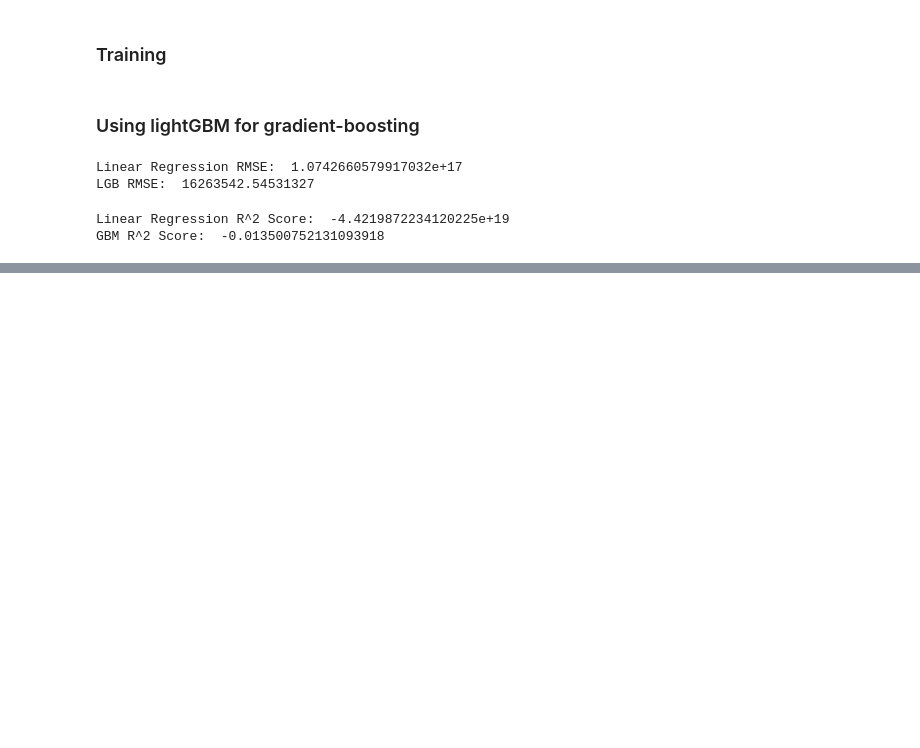
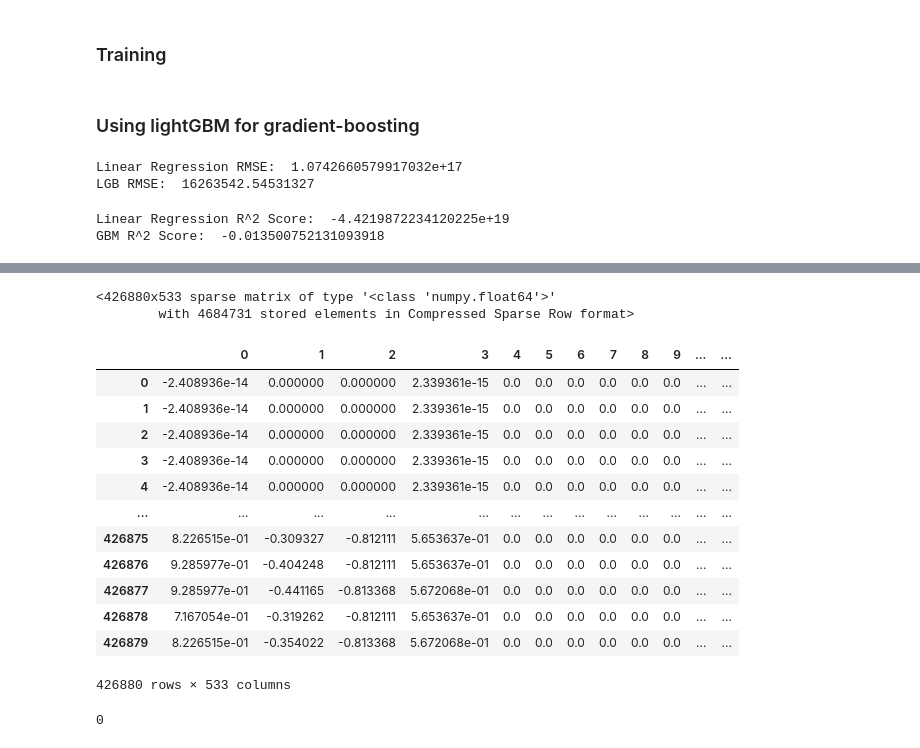
Before and after one commit to axiom9/vehicle_pricings, a Jupyter notebook: Predicting_used_car_prices.ipynb, the cells around one changed output, grey strips where cells are left out. Drawn from its saved outputs; the diff is of its cells as text; code cells hidden in the pictures; blank space fills up the shorter version.

```diff
--- a/Predicting_used_car_prices.ipynb
+++ b/Predicting_used_car_prices.ipynb
@@ -324,0 +339,3 @@ print('test')
+# %%
+num_attribs = ['year', 'odometer', 'lat', 'long']
+num_attribs
@@ -324,0 +402,7 @@ print('test')
+# %%
+full_pipeline = ColumnTransformer([
+                                               ('num_pipeline', num_pipeline, num_attribs),
+                                               ('cat_pipeline', OneHotEncoder(), cat_attribs),
+
+
+])
@@ -324,0 +425,7 @@ print('test')
+# %%
+dataset_prepared = full_pipeline.fit_transform(data_v2)
+# %%
+dataset_prepared
+# %% [output]
+<426880x533 sparse matrix of type '<class 'numpy.float64'>'
+        with 4684731 stored elements in Compressed Sparse Row format>
@@ -324,0 +434,22 @@ print('test')
+# %%
+data_v2_prepared = pd.DataFrame.sparse.from_spmatrix(dataset_prepared)
+# %%
+data_v2_prepared
+# %% [output]
+|  | 0 | 1 | 2 | 3 | 4 | 5 | 6 | 7 | 8 | 9 | ... | ... |
+| 0 | -2.408936e-14 | 0.000000 | 0.000000 | 2.339361e-15 | 0.0 | 0.0 | 0.0 | 0.0 | 0.0 | 0.0 | ... | ... |
+| 1 | -2.408936e-14 | 0.000000 | 0.000000 | 2.339361e-15 | 0.0 | 0.0 | 0.0 | 0.0 | 0.0 | 0.0 | ... | ... |
+| 2 | -2.408936e-14 | 0.000000 | 0.000000 | 2.339361e-15 | 0.0 | 0.0 | 0.0 | 0.0 | 0.0 | 0.0 | ... | ... |
+| 3 | -2.408936e-14 | 0.000000 | 0.000000 | 2.339361e-15 | 0.0 | 0.0 | 0.0 | 0.0 | 0.0 | 0.0 | ... | ... |
+| 4 | -2.408936e-14 | 0.000000 | 0.000000 | 2.339361e-15 | 0.0 | 0.0 | 0.0 | 0.0 | 0.0 | 0.0 | ... | ... |
+| ... | ... | ... | ... | ... | ... | ... | ... | ... | ... | ... | ... | ... |
+| 426875 | 8.226515e-01 | -0.309327 | -0.812111 | 5.653637e-01 | 0.0 | 0.0 | 0.0 | 0.0 | 0.0 | 0.0 | ... | ... |
+| 426876 | 9.285977e-01 | -0.404248 | -0.812111 | 5.653637e-01 | 0.0 | 0.0 | 0.0 | 0.0 | 0.0 | 0.0 | ... | ... |
+| 426877 | 9.285977e-01 | -0.441165 | -0.813368 | 5.672068e-01 | 0.0 | 0.0 | 0.0 | 0.0 | 0.0 | 0.0 | ... | ... |
+| 426878 | 7.167054e-01 | -0.319262 | -0.812111 | 5.653637e-01 | 0.0 | 0.0 | 0.0 | 0.0 | 0.0 | 0.0 | ... | ... |
+| 426879 | 8.226515e-01 | -0.354022 | -0.813368 | 5.672068e-01 | 0.0 | 0.0 | 0.0 | 0.0 | 0.0 | 0.0 | ... | ... |
+426880 rows × 533 columns
+# %%
+data_v2_prepared.isna().sum().sum()
+# %% [output]
+0
```
Also changed, not shown: parts of 47 cells of this notebook.
